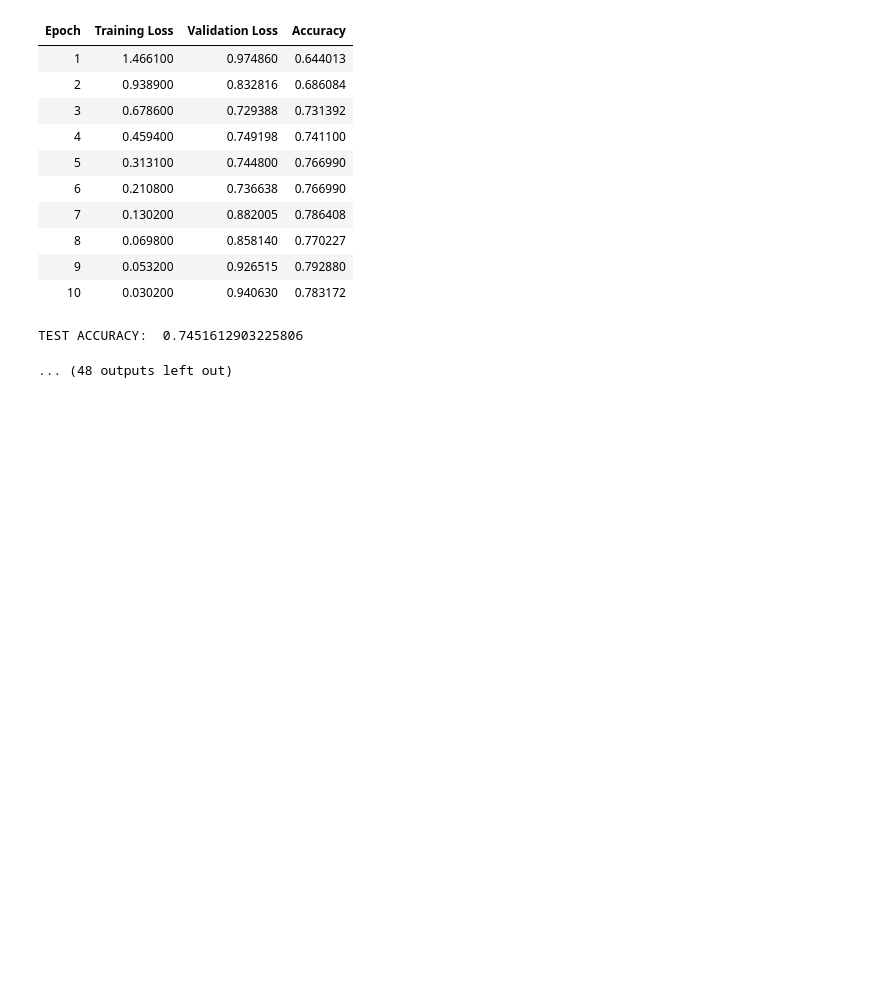
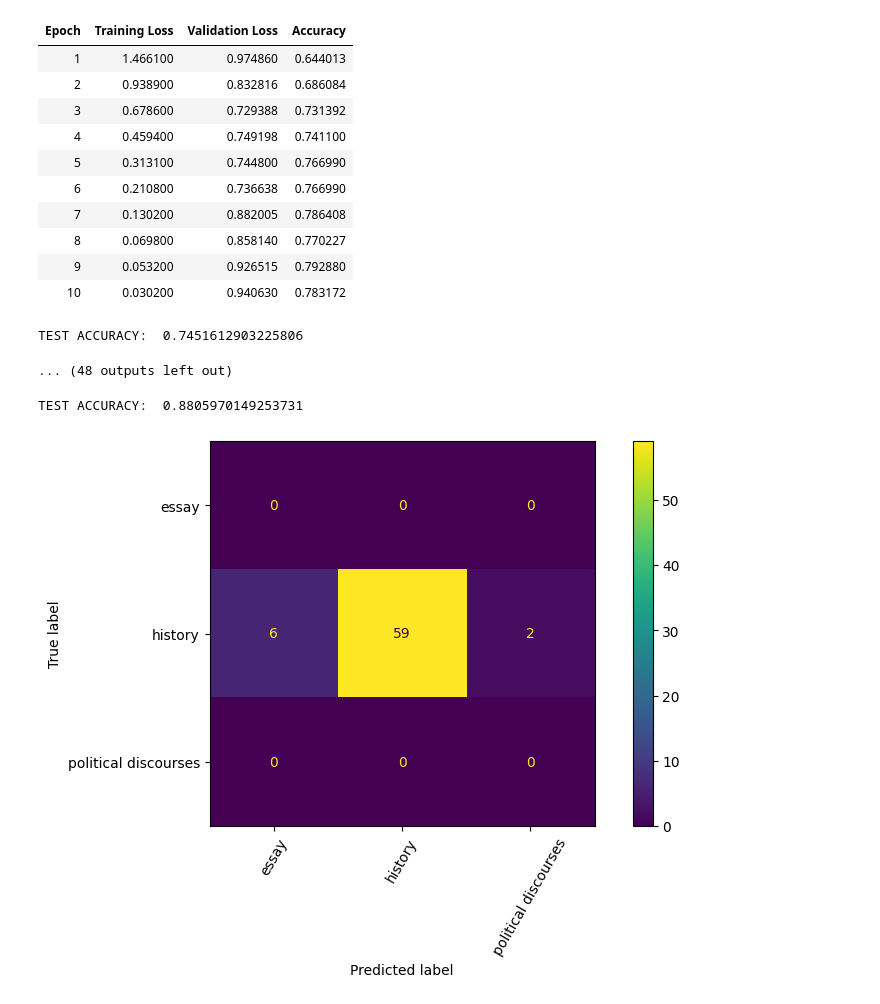
Before and after one commit to vbunt/hume-classifier, a Jupyter notebook: Transformers.ipynb, the cells around one changed output. Cells and saved outputs as stored; diff of their text form; code cells hidden in the pictures; blank space fills up the shorter version.

```diff
--- a/Transformers.ipynb
+++ b/Transformers.ipynb
@@ -349,3 +426,8 @@ Using the `WANDB_DISABLED` environment variable is deprecated and will be remove
 | 10 | 0.030200 | 0.940630 | 0.783172 |
 TEST ACCURACY:  0.7451612903225806
 ... (48 outputs left out)
+# %%
+test_eh('models/FacebookAI/xlm-roberta-base-finetuned/checkpoint-775')
+# %% [output]
+TEST ACCURACY:  0.8805970149253731
+[figure, added]
```
Also changed, not shown: parts of 11 cells of this notebook, 7 other files.
